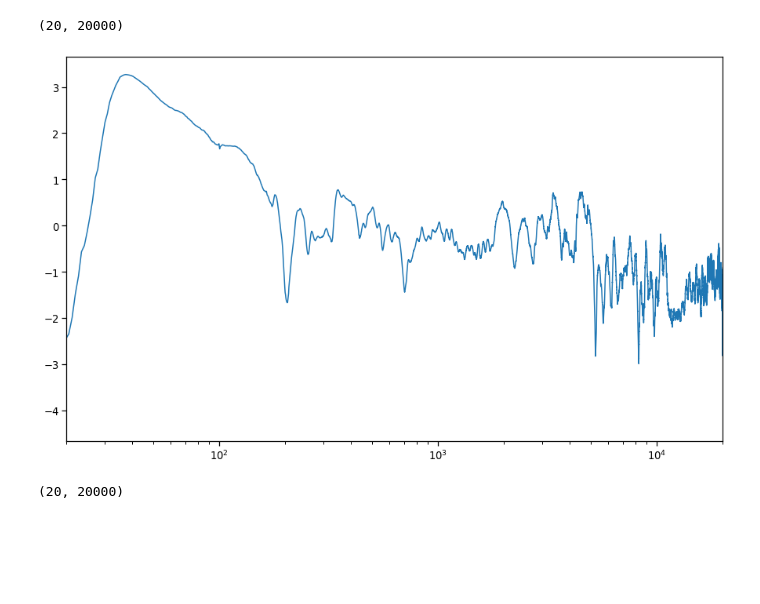
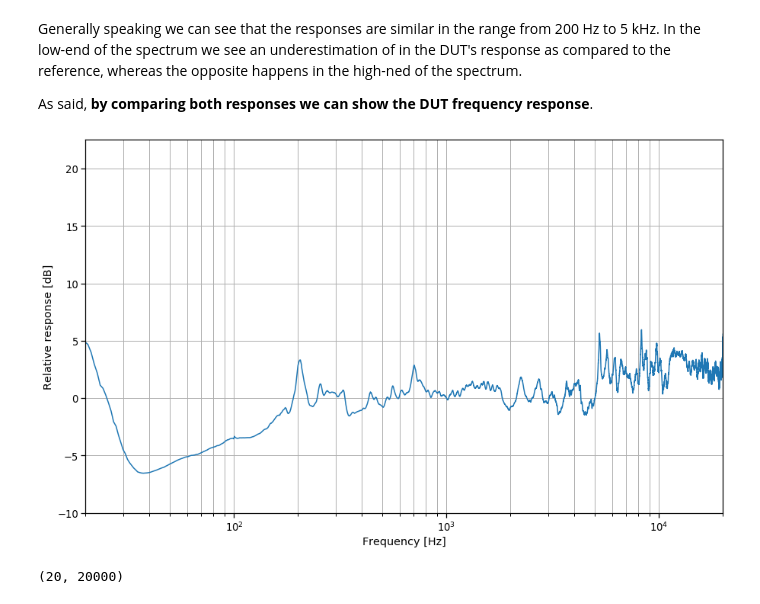
Before and after one commit to tiaqui/my_thesis, a Jupyter notebook: notebooks/1. Inverse filter design and implementation.ipynb, the cells around one changed output. Drawn from its saved outputs; the diff is of its cells as text; code cells hidden in the pictures; blank space fills up the shorter version.

Commit message:
beatufying plots, continue with explanation

```diff
--- a/notebooks/1. Inverse filter design and implementation.ipynb
+++ b/notebooks/1. Inverse filter design and implementation.ipynb
@@ -18,10 +22,30 @@ from scipy.io import wavfile
 import matplotlib.pyplot as plt
 import seaborn as sns
 
-plt.rcParams["figure.figsize"] = (15,9)
-sns.set_context('notebook', font_scale=1.2)
+#plt.rcParams["figure.figsize"] = (15,9)
+sns.set_context('notebook', font_scale=1.2,
+                rc={"figure.figsize": (15,9)})
 
+# load audios
 fs, dut_1 = wavfile.read('../aud/ir/dut1.wav')
 _, dut_2 = wavfile.read('../aud/ir/dut2.wav')
 _, ref_1 = wavfile.read('../aud/ir/ref1.wav')
 _, ref_2 = wavfile.read('../aud/ir/ref2.wav')
+
+# prepare figure
+fig, ax = plt.subplots(2, 1)
+
+# plot
+ax[0].plot(np.arange(len(dut_1))/fs, dut_1/max(dut_1), label='DUT')
+ax[1].plot(np.arange(len(ref_1))/fs, ref_1/max(ref_1), 'r', label='Reference')
+
+# plot config
+for ax_ in ax:
+    ax_.set_xlim([0, 0.10])
+    ax_.set_ylim([-1.05, 1.05])
+    ax_.legend(loc='upper right')
+    ax_.set_ylabel('Normalized amplitude');
+    ax_.grid('on')
+
+ax[0].set_title('Impulse response of each system')
+ax[1].set_xlabel('Time [s]');
@@ -100,9 +122,18 @@ plt.semilogx(freq, 20*np.log10(ref_avg), '--')
+# %% [markdown]
+Generally speaking we can see that the responses are similar in the range from 200 Hz to 5 kHz. In the low-end of the spectrum we see an underestimation of in the DUT's response as compared to the reference, whereas the opposite happens in the high-ned of the spectrum.
+
+As said, **by comparing both responses we can show the DUT frequency response**.
 # %%
-plt.semilogx(freq, 10*np.log10(ref_avg/dut_avg))
+plt.semilogx(freq, 20*np.log10(dut_avg/ref_avg))
+
 plt.xlim([20, 20000])
+plt.ylim([-10, 22.5])
+plt.xlabel('Frequency [Hz]')
+plt.ylabel('Relative response [dB]')
+
+plt.grid(which='both', axis='both');
 # %% [output]
-(20, 20000)
-[figure, old version]
+[figure, new version]
 # %%
 inv = ref_f(10*np.log10(ref_avg/dut_avg), freq)
 
```
Also changed, not shown: parts of 17 cells of this notebook.
